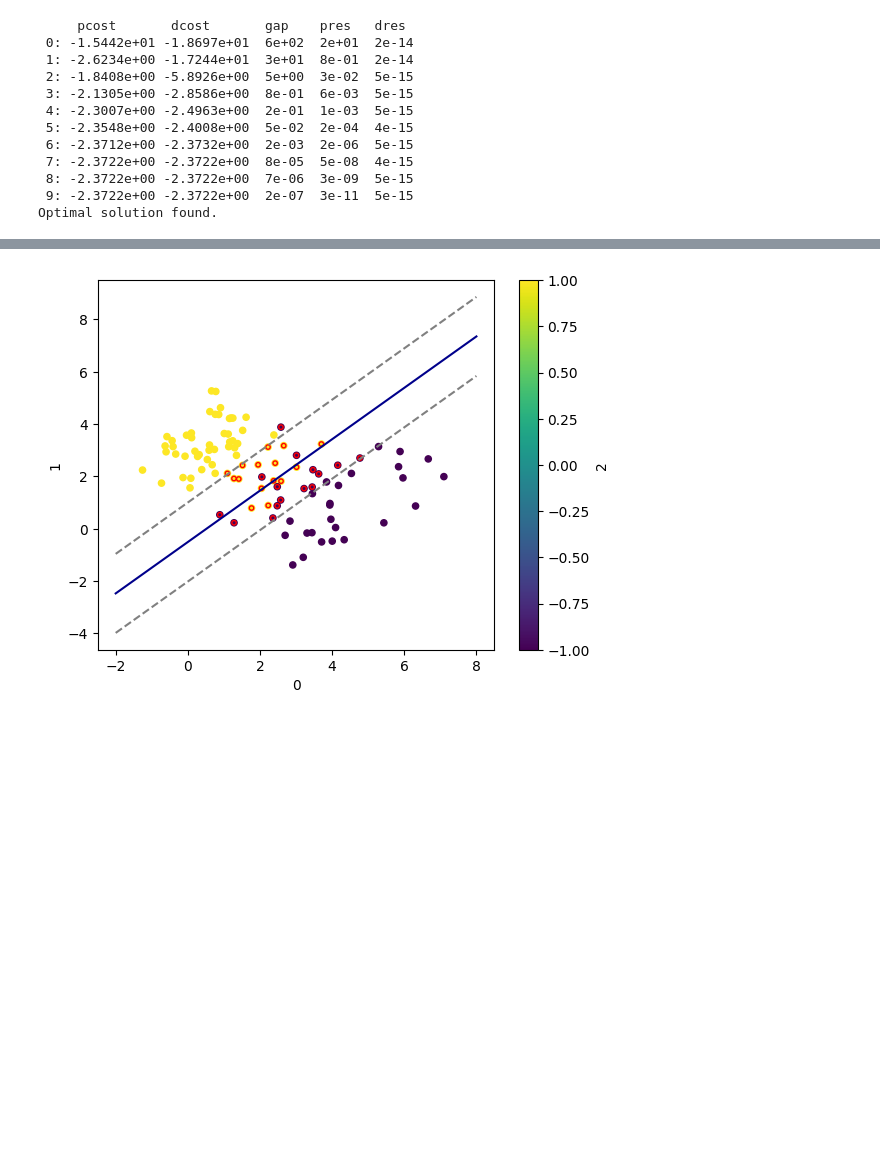
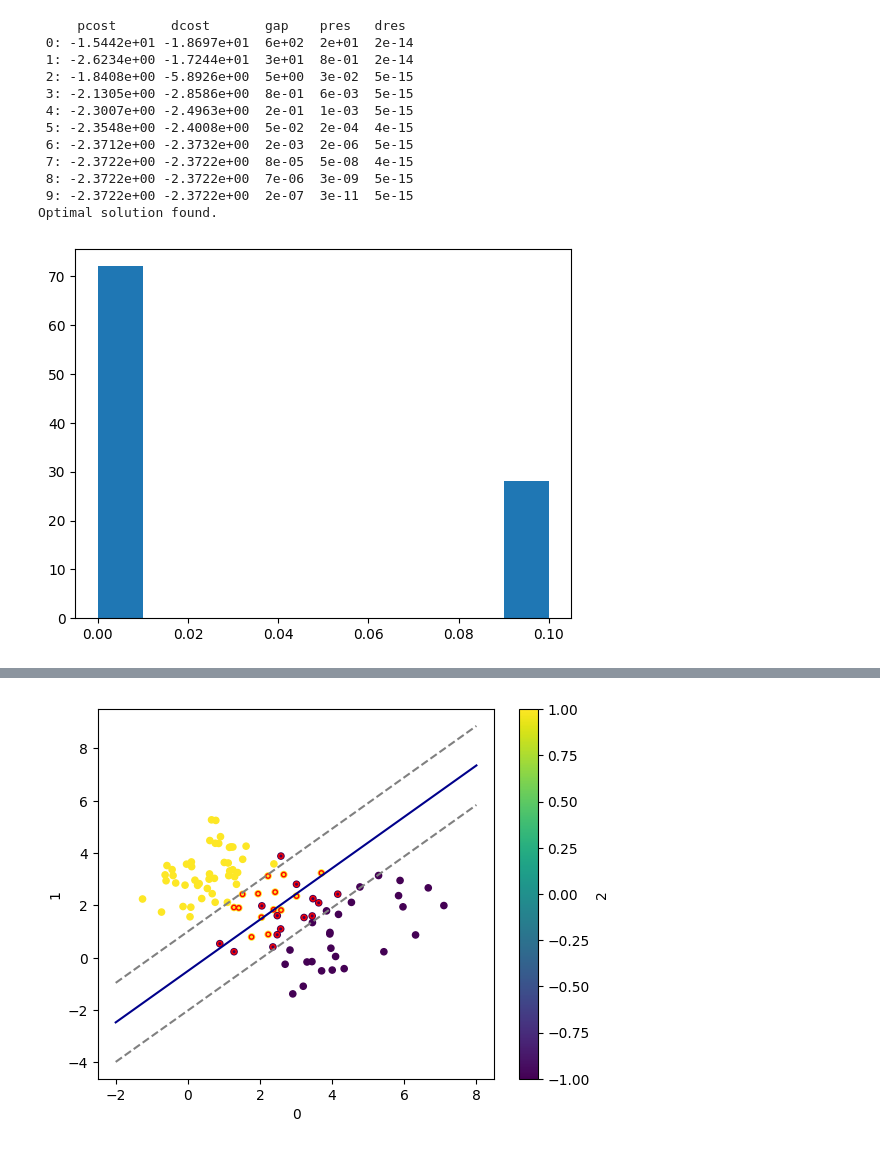
Before and after one commit to Alx-nder/ConvexOptimization_SupportVectorMachine, a Jupyter notebook: svm.ipynb, the cells around one changed output, grey strips where cells are left out. Drawn from its saved outputs; the diff is of its cells as text; code cells hidden in the pictures; blank space fills up the shorter version.

```diff
--- a/svm.ipynb
+++ b/svm.ipynb
@@ -41,5 +41,10 @@ lambdas = np.array(sol['x'])
  8: -2.3722e+00 -2.3722e+00  7e-06  3e-09  5e-15
  9: -2.3722e+00 -2.3722e+00  2e-07  3e-11  5e-15
 Optimal solution found.
+# %%
+plt.hist(lambdas)
+plt.show()
+# %% [output]
+[figure, added]
 # %%
 w = ((y * lambdas).T @ X).reshape(-1,1)
```
Also changed, not shown: parts of 3 cells of this notebook.
